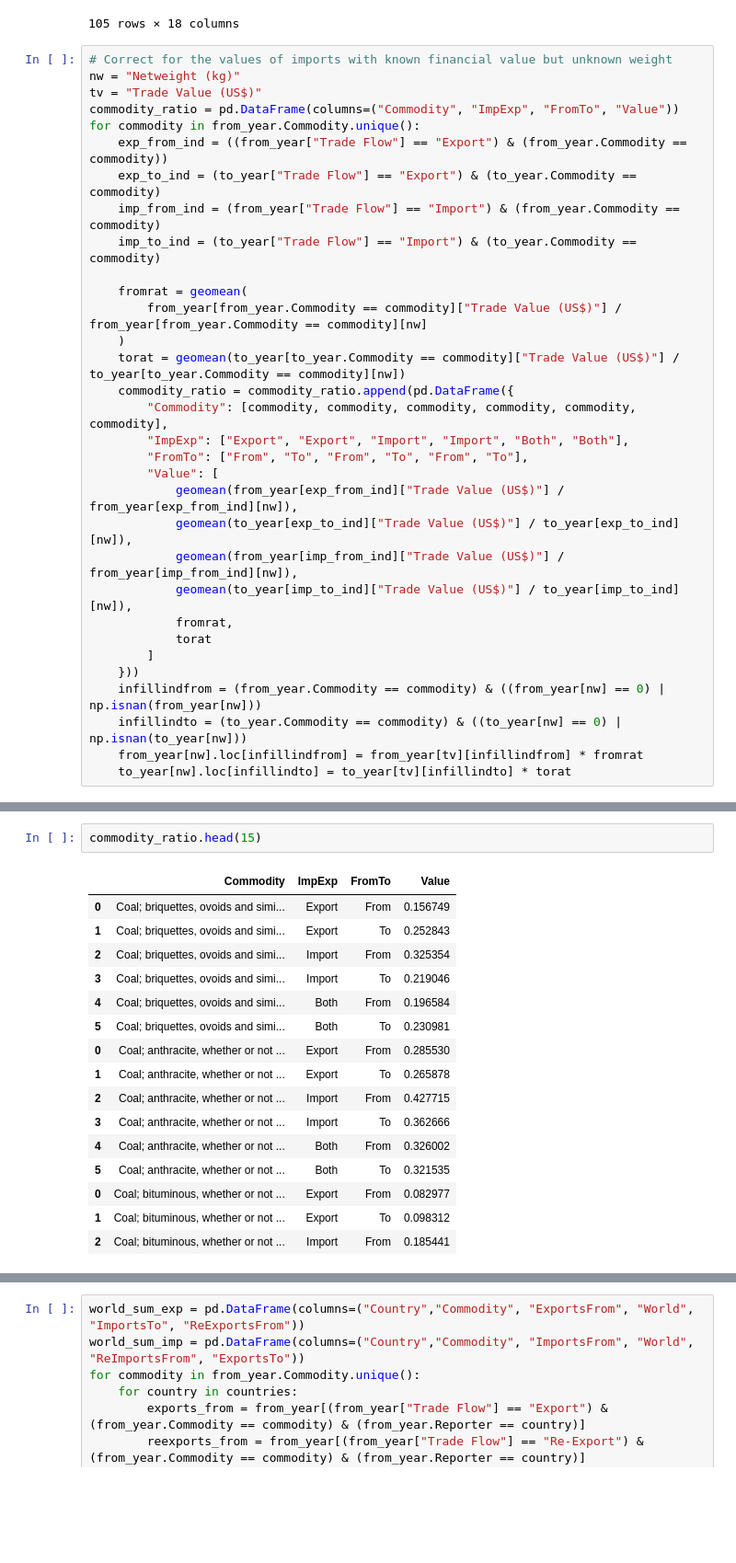
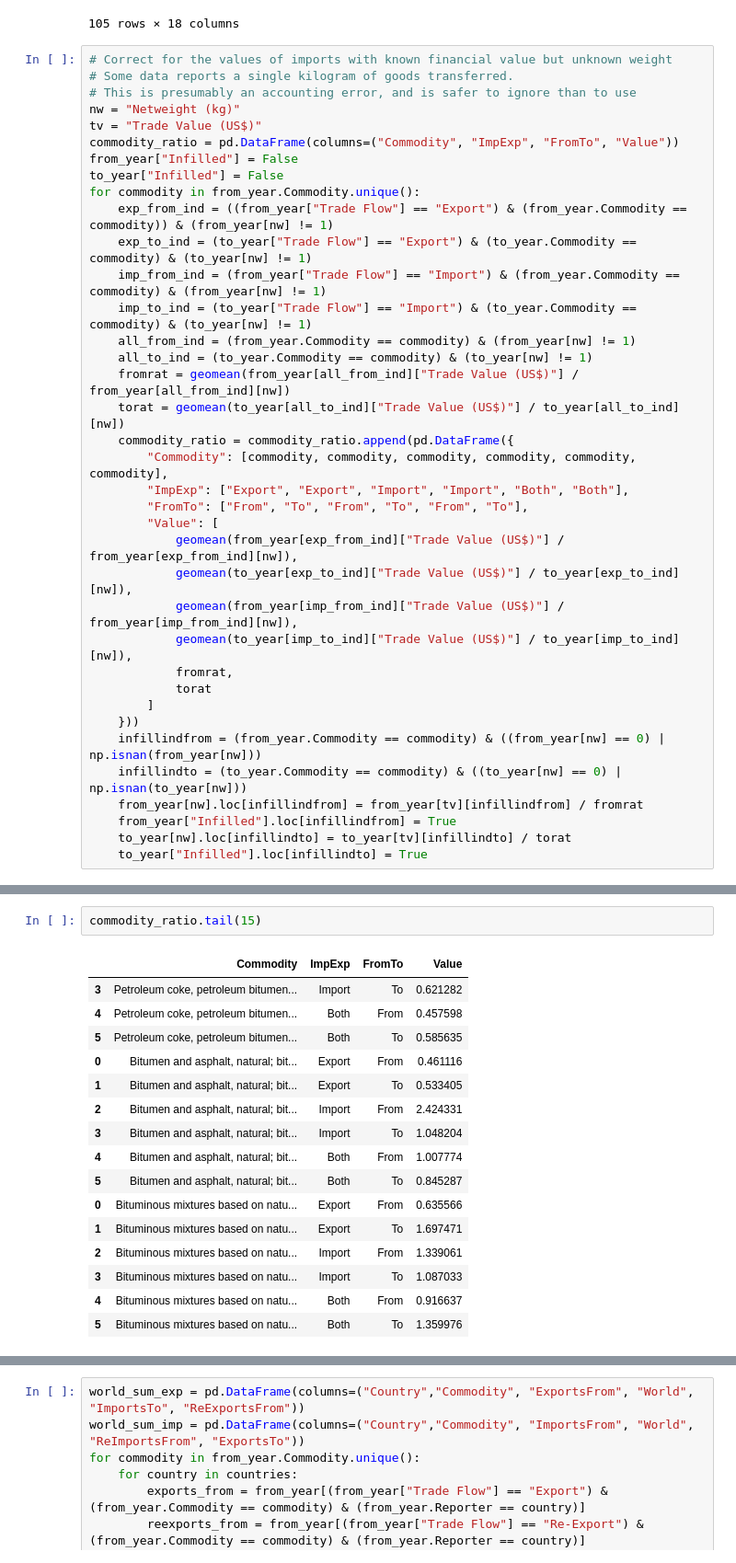
Before and after one commit to Rlamboll/EmissionsTradeAnalysis, a Jupyter notebook: FossilFuelImportsAndExports.ipynb, the cells around one changed output, grey strips where cells are left out. Shown at 92% size. Saved outputs shown, nothing was run; the diff lists cells and outputs as text; blank space fills up the shorter version.

Commit message:
Bugfix and remove weight=1 values from ratio calc

```diff
--- a/FossilFuelImportsAndExports.ipynb
+++ b/FossilFuelImportsAndExports.ipynb
@@ -220,19 +220,22 @@ from_year[from_year.Commodity==crude]
 105 rows × 18 columns
 # %%
 # Correct for the values of imports with known financial value but unknown weight
+# Some data reports a single kilogram of goods transferred.
+# This is presumably an accounting error, and is safer to ignore than to use
 nw = "Netweight (kg)"
 tv = "Trade Value (US$)"
 commodity_ratio = pd.DataFrame(columns=("Commodity", "ImpExp", "FromTo", "Value"))
+from_year["Infilled"] = False
+to_year["Infilled"] = False
 for commodity in from_year.Commodity.unique():
-    exp_from_ind = ((from_year["Trade Flow"] == "Export") & (from_year.Commodity == commodity))
-    exp_to_ind = (to_year["Trade Flow"] == "Export") & (to_year.Commodity == commodity)
-    imp_from_ind = (from_year["Trade Flow"] == "Import") & (from_year.Commodity == commodity)
-    imp_to_ind = (to_year["Trade Flow"] == "Import") & (to_year.Commodity == commodity)
-
-    fromrat = geomean(
-        from_year[from_year.Commodity == commodity]["Trade Value (US$)"] / from_year[from_year.Commodity == commodity][nw]
-    )
-    torat = geomean(to_year[to_year.Commodity == commodity]["Trade Value (US$)"] / to_year[to_year.Commodity == commodity][nw])
+    exp_from_ind = ((from_year["Trade Flow"] == "Export") & (from_year.Commodity == commodity)) & (from_year[nw] != 1)
+    exp_to_ind = (to_year["Trade Flow"] == "Export") & (to_year.Commodity == commodity) & (to_year[nw] != 1)
+    imp_from_ind = (from_year["Trade Flow"] == "Import") & (from_year.Commodity == commodity) & (from_year[nw] != 1)
+    imp_to_ind = (to_year["Trade Flow"] == "Import") & (to_year.Commodity == commodity) & (to_year[nw] != 1)
+    all_from_ind = (from_year.Commodity == commodity) & (from_year[nw] != 1)
+    all_to_ind = (to_year.Commodity == commodity) & (to_year[nw] != 1)
+    fromrat = geomean(from_year[all_from_ind]["Trade Value (US$)"] / from_year[all_from_ind][nw])
+    torat = geomean(to_year[all_to_ind]["Trade Value (US$)"] / to_year[all_to_ind][nw])
     commodity_ratio = commodity_ratio.append(pd.DataFrame({
         "Commodity": [commodity, commodity, commodity, commodity, commodity, commodity],
         "ImpExp": ["Export", "Export", "Import", "Import", "Both", "Both"],
@@ -248,8 +251,10 @@ for commodity in from_year.Commodity.unique():
     }))
     infillindfrom = (from_year.Commodity == commodity) & ((from_year[nw] == 0) | np.isnan(from_year[nw]))
     infillindto = (to_year.Commodity == commodity) & ((to_year[nw] == 0) | np.isnan(to_year[nw]))
-    from_year[nw].loc[infillindfrom] = from_year[tv][infillindfrom] * fromrat
-    to_year[nw].loc[infillindto] = to_year[tv][infillindto] * torat
+    from_year[nw].loc[infillindfrom] = from_year[tv][infillindfrom] / fromrat
+    from_year["Infilled"].loc[infillindfrom] = True
+    to_year[nw].loc[infillindto] = to_year[tv][infillindto] / torat
+    to_year["Infilled"].loc[infillindto] = True
 # %% [output]
 A value is trying to be set on a copy of a slice from a DataFrame
 
@@ -269,23 +274,23 @@ A value is trying to be set on a copy of a slice from a DataFrame
 See the caveats in the documentation: https://pandas.pydata.org/pandas-docs/stable/user_guide/indexing.html#returning-a-view-versus-a-copy
   iloc._setitem_with_indexer(indexer, value)
 # %%
-commodity_ratio.head(15)
+commodity_ratio.tail(15)
 # %% [output]
 |  | Commodity | ImpExp | FromTo | Value |
-| 0 | Coal; briquettes, ovoids and simi... | Export | From | 0.156749 |
-| 1 | Coal; briquettes, ovoids and simi... | Export | To | 0.252843 |
-| 2 | Coal; briquettes, ovoids and simi... | Import | From | 0.325354 |
-| 3 | Coal; briquettes, ovoids and simi... | Import | To | 0.219046 |
-| 4 | Coal; briquettes, ovoids and simi... | Both | From | 0.196584 |
-| 5 | Coal; briquettes, ovoids and simi... | Both | To | 0.230981 |
-| 0 | Coal; anthracite, whether or not ... | Export | From | 0.285530 |
-| 1 | Coal; anthracite, whether or not ... | Export | To | 0.265878 |
-| 2 | Coal; anthracite, whether or not ... | Import | From | 0.427715 |
-| 3 | Coal; anthracite, whether or not ... | Import | To | 0.362666 |
-| 4 | Coal; anthracite, whether or not ... | Both | From | 0.326002 |
-| 5 | Coal; anthracite, whether or not ... | Both | To | 0.321535 |
-| 0 | Coal; bituminous, whether or not ... | Export | From | 0.082977 |
-| 1 | Coal; bituminous, whether or not ... | Export | To | 0.098312 |
-| 2 | Coal; bituminous, whether or not ... | Import | From | 0.185441 |
+| 3 | Petroleum coke, petroleum bitumen... | Import | To | 0.621282 |
+| 4 | Petroleum coke, petroleum bitumen... | Both | From | 0.457598 |
+| 5 | Petroleum coke, petroleum bitumen... | Both | To | 0.585635 |
+| 0 | Bitumen and asphalt, natural; bit... | Export | From | 0.461116 |
+| 1 | Bitumen and asphalt, natural; bit... | Export | To | 0.533405 |
+| 2 | Bitumen and asphalt, natural; bit... | Import | From | 2.424331 |
+| 3 | Bitumen and asphalt, natural; bit... | Import | To | 1.048204 |
+| 4 | Bitumen and asphalt, natural; bit... | Both | From | 1.007774 |
+| 5 | Bitumen and asphalt, natural; bit... | Both | To | 0.845287 |
+| 0 | Bituminous mixtures based on natu... | Export | From | 0.635566 |
+| 1 | Bituminous mixtures based on natu... | Export | To | 1.697471 |
+| 2 | Bituminous mixtures based on natu... | Import | From | 1.339061 |
+| 3 | Bituminous mixtures based on natu... | Import | To | 1.087033 |
+| 4 | Bituminous mixtures based on natu... | Both | From | 0.916637 |
+| 5 | Bituminous mixtures based on natu... | Both | To | 1.359976 |
 # %%
 # To reconstruct weights in the database we will use the the average of the from values
```
Also changed, not shown: parts of 27 cells of this notebook, 5 other files.
